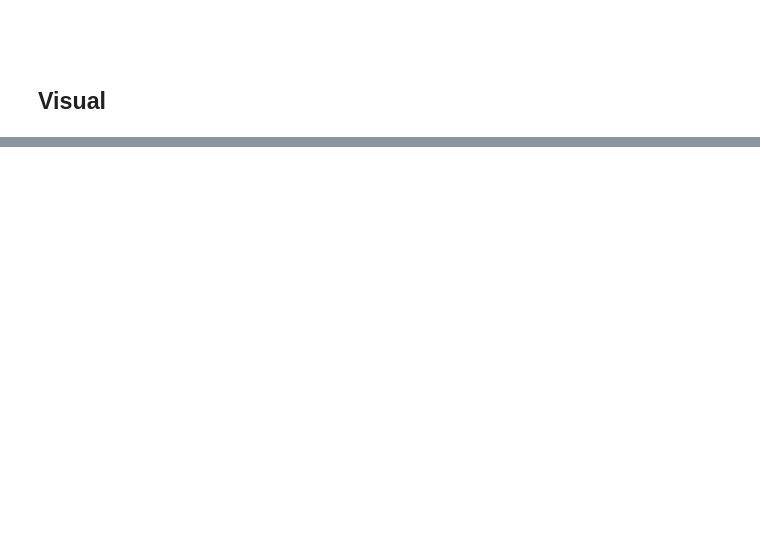
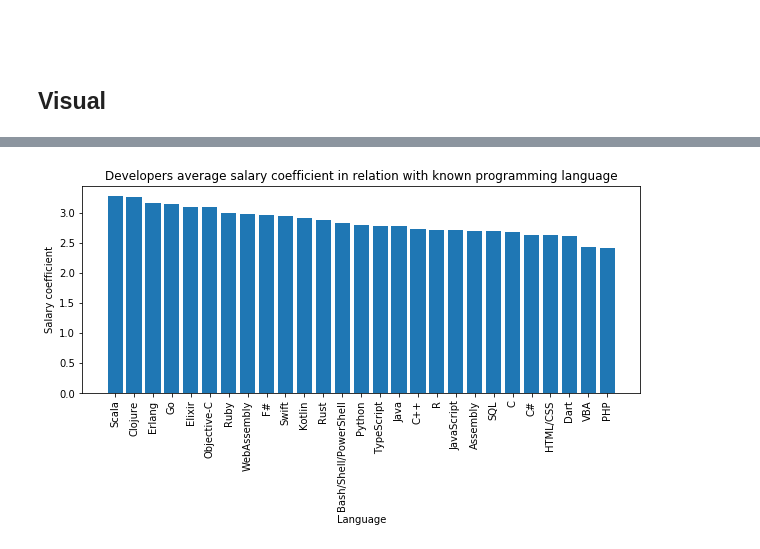
Before and after one commit to jkallson/Data-Science-Project, a Jupyter notebook: Salary.ipynb, the cells around one changed output, grey strips where cells are left out. Saved outputs shown, nothing was run; the diff lists cells and outputs as text; code cells hidden in the pictures; blank space fills up the shorter version.

```diff
--- a/Salary.ipynb
+++ b/Salary.ipynb
@@ -591,0 +792,31 @@ def scatter_plot(X, Y):
+# %%
+
+#features["Java"].value_counts()
+
+
+temp_df = pd.DataFrame(features[languages])
+temp_df = temp_df.reset_index().drop(columns=["index"])
+temp_df["Coefficient"] = salaries.Coefficient
+
+#plt.bar()
+#plt.show()
+
+# plot iga keele kohta võrreldes keskmise coefiga kes seda oskavad
+
+coeffs = {}
+
+for language in languages:
+    coeffs[language] = mean(temp_df[temp_df[language] == 1]["Coefficient"].values)
+
+coeffs = {k: v for k, v in sorted(coeffs.items(), key=lambda item: item[1], reverse=True)}
+
+plt.subplots(figsize=(10,6))
+plt.xticks(rotation='vertical')
+plt.title("Developers average salary coefficient in relation with known programming language")
+plt.ylabel("Salary coefficient")
+plt.xlabel("Language")
+plt.gcf().subplots_adjust(bottom=0.4)
+plt.bar(coeffs.keys(), coeffs.values())
+plt.savefig('avgsalary_and_proglanguage.pdf')
+# %% [output]
+[figure, added]
```
Also changed, not shown: parts of 47 cells of this notebook, 6 other files.
